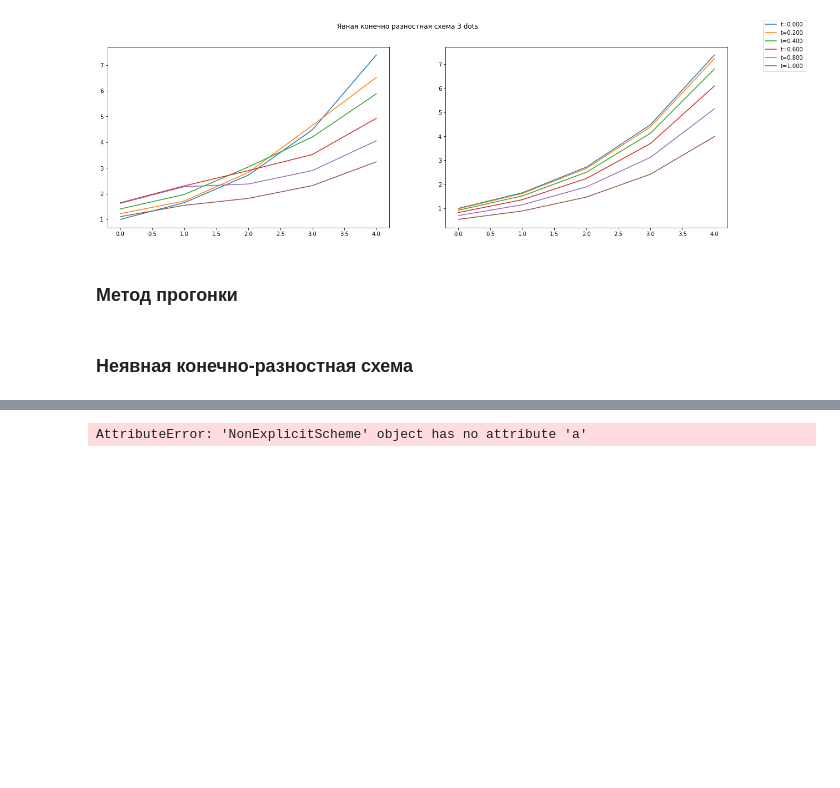
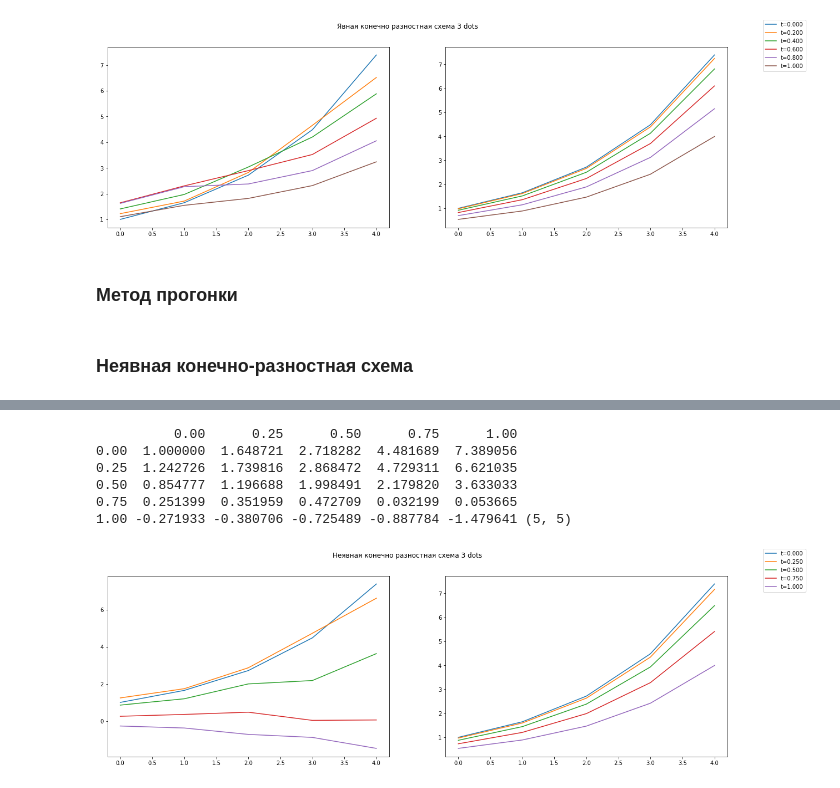
Before and after one commit to pagamov/7sem, a Jupyter notebook: Численные методы/6lab/6lab.ipynb, the cells around one changed output, grey strips where cells are left out. Saved outputs shown, nothing was run; the diff lists cells and outputs as text; code cells hidden in the pictures; blank space fills up the shorter version.

```diff
--- a/Численные методы/6lab/6lab.ipynb
+++ b/Численные методы/6lab/6lab.ipynb
@@ -30,9 +30,10 @@ class Data:
         self.t_diap = np.linspace(0, t_max, endpoint=True, num=t)
         self.x = x
         self.t = t
-        self.q = ((t_max - 0) / t) / ((x_max - 0) / x)**2 # dt / dx^2
         self.dt = (t_max - 0) / t
         self.dx = (x_max - 0) / x
+        self.q = (self.dt) / (self.dx)**2 # dt / dx^2
+        self.sigma = (self.dt)**2 / (self.dx)**2 # dt^2 / dx^2
         # считаем начальную матрицу первую строчку заполняем начальными условиями остальное None
         self.U = [[exp(2 * self.x_diap[i]) for i in range(self.x)]] + [[None for i in range(self.x)] for j in range(self.t-1)]
 
@@ -140,22 +171,46 @@ def solveTD(m, b):
 # %%
 class NonExplicitScheme(Data):
+    def prefit(self):
+#         calculate 2-nd line in matrix
+        self.U[1] = [0] + [(self.d2x(j, 0) - 5 * self.U[0][j]) * self.dt**2 + self.U[0][j] for j in range(1, self.x - 1)] + [0]
+        self.U[1][0] = self.U[1][1] / (2 * self.dx + 1)
+        self.U[1][-1] = (2 * self.dx + 1) * self.U[1][-2]
+
     def fit(self, method = "3 dots"): # может быть 2 dots или 3 dots для разных апроксимаций второй производной
         # составляем трехдиагональную матрицу решаем получаем новые значения температур, вписываем их в матрицу
-        for i in range(1, self.t):
-#             M = [[1,0]] + [[-self.q * 0.5 * self.a, 1 + self.q * self.a, -self.q * 0.5 * self.a] for i in range(1, self.x - 1)] + [[0,1]]
-            M = [[1 + self.q * self.a, 0]] + \
-                [[-self.q * 0.5 * self.a, 1 + self.q * self.a, -self.q * 0.5 * self.a] for i in range(1, self.x - 1)] + \
-                [[0,1]]
+#         for i in range(1, 2):
+
+#         self.d()
+        for i in range(1, self.t-1):
+#             M = [[(1+2*self.dx),-1]] + \
+#             [[1, -(2+5*self.dx**2+ 1/self.sigma), 1] for i in range(1, self.x - 1)] \
+#             + [[-1,(1-2*self.dx)]]
+
+            M = [[1,0]] + \
+            [[1, -(2+5*self.dx**2+ 1/self.sigma), 1] for i in range(1, self.x - 1)] \
+            + [[0,1]]
+
             B = [0] + \
-            [self.U[i-1][j] for j in range(1, self.x - 1)] \
+            [(-2 * self.U[i][j] + self.U[i-1][j]) / self.sigma for j in range(1, self.x - 1)] \
             + [0]
+
             for idx,item in enumerate(solveTD(M,B)):
-                self.U[i][idx] = item
+                self.U[i+1][idx] = item
+
+            self.U[i+1][0] = self.U[i+1][1] / (2 * self.dx + 1)
+            self.U[i+1][-1] =  self.U[i+1][-2] / (-2 * self.dx + 1)
 # %%
-data = NonExplicitScheme(x=25)
+data = NonExplicitScheme(x=5, t=5)
+data.prefit()
 data.fit("3 dots")
-# data.d()
+data.d()
 data.display('Неявная конечно разностная схема 3 dots')
 # data.error(np.arange(5,150))
 # %% [output]
-AttributeError: 'NonExplicitScheme' object has no attribute 'a'
+          0.00      0.25      0.50      0.75      1.00
+0.00  1.000000  1.648721  2.718282  4.481689  7.389056
+0.25  1.242726  1.739816  2.868472  4.729311  6.621035
+0.50  0.854777  1.196688  1.998491  2.179820  3.633033
+0.75  0.251399  0.351959  0.472709  0.032199  0.053665
+1.00 -0.271933 -0.380706 -0.725489 -0.887784 -1.479641 (5, 5)
+[figure, added]
```
Also changed, not shown: parts of 2 cells of this notebook.
